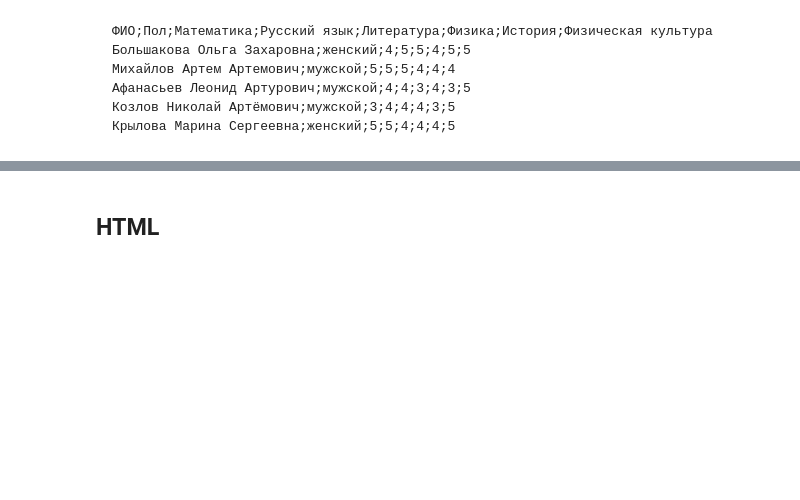
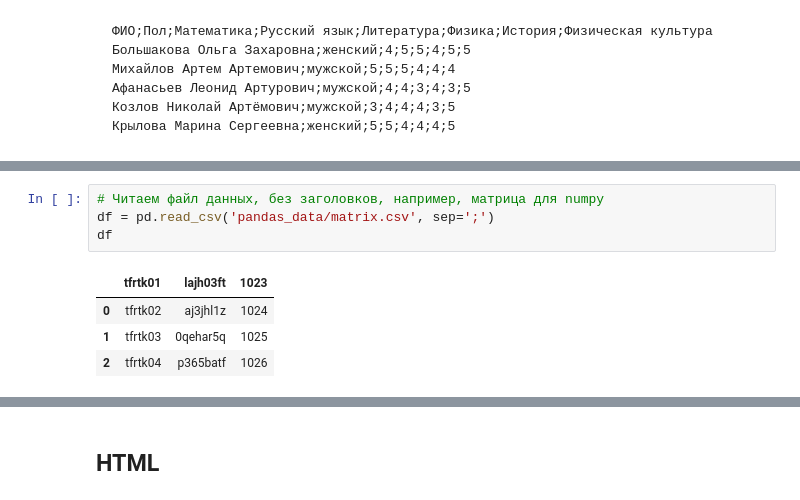
Before and after one commit to tatyderb/python_myanmar, a Jupyter notebook: lectures/Lecture10_pandas.ipynb, the cells around one changed output, grey strips where cells are left out. Drawn from its saved outputs; the diff is of its cells as text; blank space fills up the shorter version.

```diff
--- a/lectures/Lecture10_pandas.ipynb
+++ b/lectures/Lecture10_pandas.ipynb
@@ -189,3 +196,12 @@ pd.read_csv('data_files/оценки 6Д_2.csv', delimiter=';')
 | 2 | Афанасьев Леонид Артурович | мужской | 4 | 4 | 3 | 4 | 3 | 5 |
 | 3 | Козлов Николай Артёмович | мужской | 3 | 4 | 4 | 4 | 3 | 5 |
 | 4 | Крылова Марина Сергеевна | женский | 5 | 5 | 4 | 4 | 4 | 5 |
+# %%
+# Читаем файл данных, без заголовков, например, матрица для numpy
+df = pd.read_csv('pandas_data/matrix.csv', sep=';')
+df
+# %% [output]
+|  | tfrtk01 | lajh03ft | 1023 |
+| 0 | tfrtk02 | aj3jhl1z | 1024 |
+| 1 | tfrtk03 | 0qehar5q | 1025 |
+| 2 | tfrtk04 | p365batf | 1026 |
```
Also changed, not shown: parts of 3 cells of this notebook, 1 other file.
